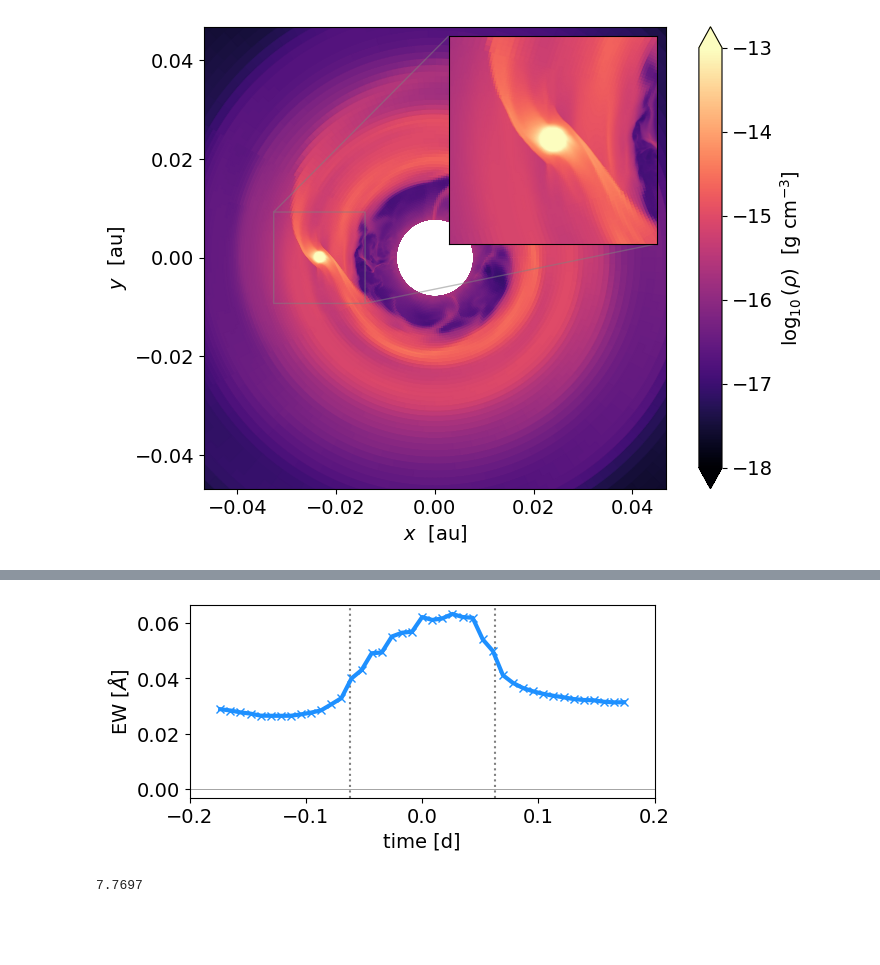
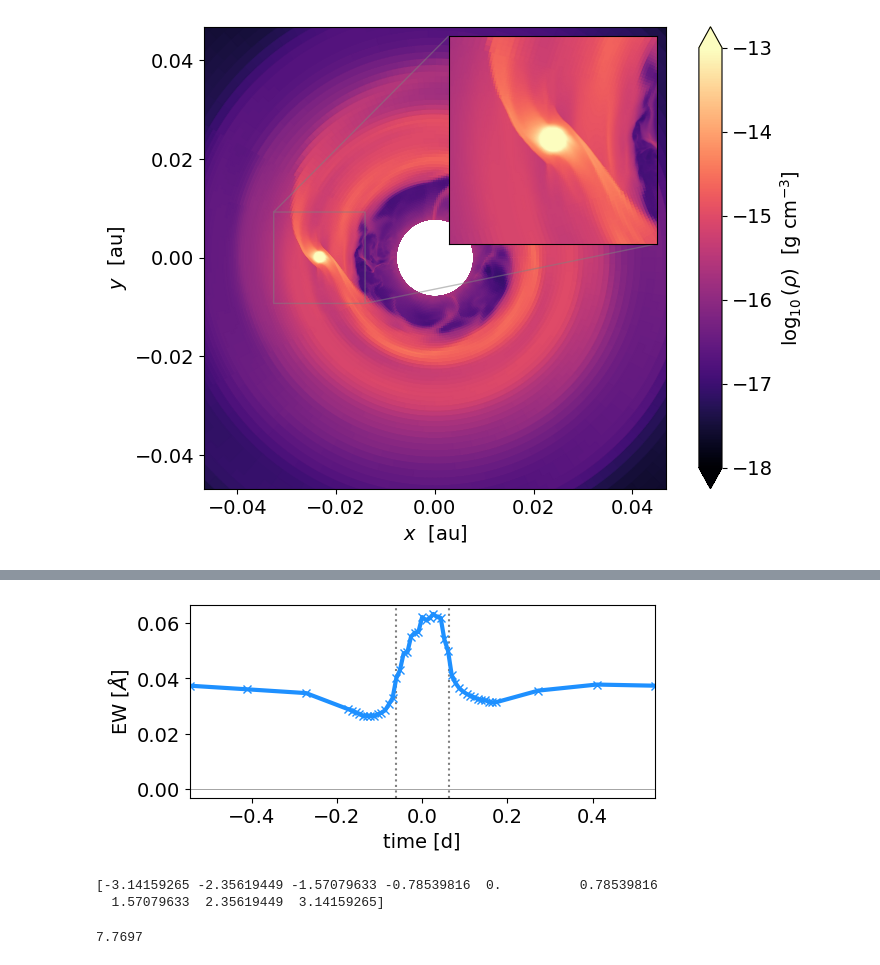
Before and after one commit to morganemacleod/Wasp12_hydro_model, a Jupyter notebook: WASP12b.ipynb, the cells around one changed output, grey strips where cells are left out. Saved outputs shown, nothing was run; the diff lists cells and outputs as text; code cells hidden in the pictures; blank space fills up the shorter version.

```diff
--- a/WASP12b.ipynb
+++ b/WASP12b.ipynb
@@ -699,20 +716,25 @@ plt.show()
 # %%
 lc = ascii.read("athena_simulation/PW_W12.out1.00015.athdf_l2_s9.0_Nmc50_Nr0.05_dtau_0.0_b_0.35_spectrum25_EWT.dat")
 t14 = 2.9959/24 #d
 
 plt.figure(figsize=(6,2.5))
 plt.plot(lc['phase']*1.09142030, lc['EW'],'x-',lw=3,color='DodgerBlue')
 plt.xlabel('time [d]')
 plt.axhline(0.0,color='grey',lw=0.5)
-plt.xlim(-0.2,0.2)
+plt.xlim(-1.09142030/2,1.09142030/2)
 plt.ylabel('EW [$\AA$]')
 
 plt.axvline(-t14/2,zorder=0,ls=":",color='grey')
 plt.axvline(t14/2,zorder=0,ls=":",color='grey')
 plt.savefig("WASP12_model_ew_mdot8e12.pdf",bbox_inches='tight')
 plt.show()
 # %% [output]
-[figure, old version]
+[figure, new version]
+# %%
+print( np.pi * np.linspace(-1,1,9) )
+# %% [output]
+[-3.14159265 -2.35619449 -1.57079633 -0.78539816  0.          0.78539816
+  1.57079633  2.35619449  3.14159265]
 # %%
 # mdot with scale factor of 9
 8.633e+11 * 9  / 1e12
```
Also changed, not shown: parts of 5 cells of this notebook, 20 other files.
